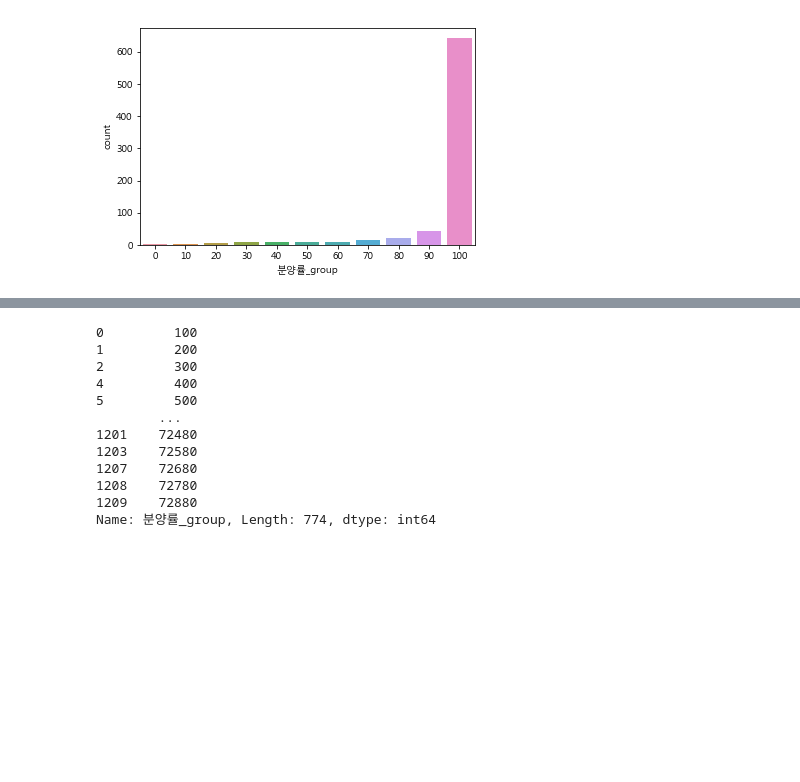
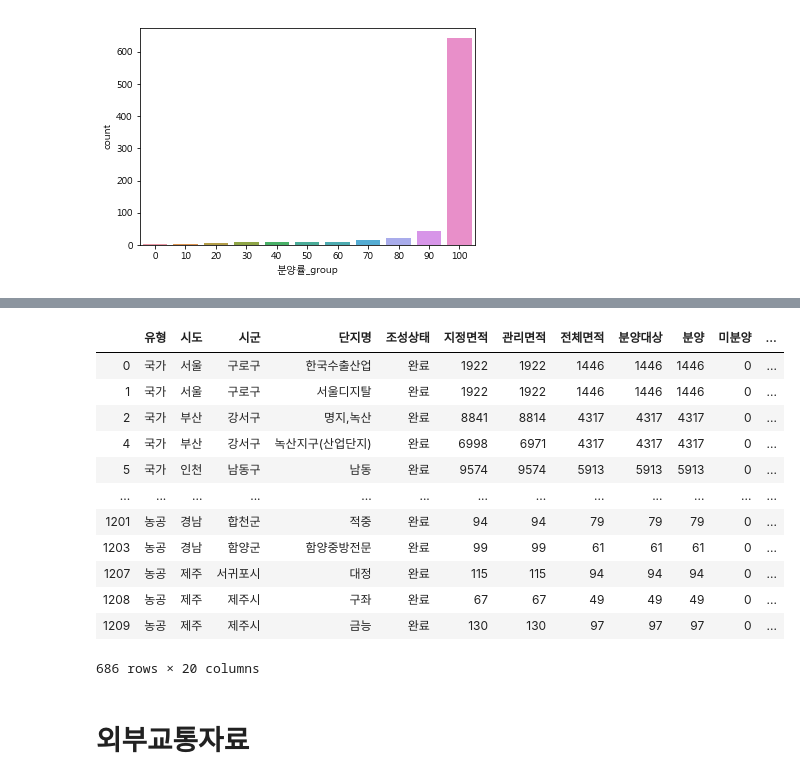
Before and after one commit to gloryle/ARTISTS, a Jupyter notebook: 1128_jy_제조업체수-교통사고=음주운전.ipynb, the cells around one changed output, grey strips where cells are left out. Saved outputs shown, nothing was run; the diff lists cells and outputs as text; code cells hidden in the pictures; blank space fills up the shorter version.

```diff
--- a/1128_jy_제조업체수-교통사고=음주운전.ipynb
+++ b/1128_jy_제조업체수-교통사고=음주운전.ipynb
@@ -61,15 +48,21 @@ TypeError: cannot perform reduce with flexible type
+# %%
+전국산업단지 = 전국산업단지.loc[(전국산업단지.조성상태=='완료')&(전국산업단지['고용현황(계)']!='0')
+                    &(전국산업단지.분양률>=90)]
 # %%
-전국산업단지.분양률_group.cumsum()
+전국산업단지
 # %% [output]
+|  | 유형 | 시도 | 시군 | 단지명 | 조성상태 | 지정면적 | 관리면적 | 전체면적 | 분양대상 | 분양 | 미분양 | ... |
+| 0 | 국가 | 서울 | 구로구 | 한국수출산업 | 완료 | 1922 | 1922 | 1446 | 1446 | 1446 | 0 | ... |
+| 1 | 국가 | 서울 | 구로구 | 서울디지탈 | 완료 | 1922 | 1922 | 1446 | 1446 | 1446 | 0 | ... |
+| 2 | 국가 | 부산 | 강서구 | 명지,녹산 | 완료 | 8841 | 8814 | 4317 | 4317 | 4317 | 0 | ... |
+| 4 | 국가 | 부산 | 강서구 | 녹산지구(산업단지) | 완료 | 6998 | 6971 | 4317 | 4317 | 4317 | 0 | ... |
+| 5 | 국가 | 인천 | 남동구 | 남동 | 완료 | 9574 | 9574 | 5913 | 5913 | 5913 | 0 | ... |
+| ... | ... | ... | ... | ... | ... | ... | ... | ... | ... | ... | ... | ... |
+| 1201 | 농공 | 경남 | 합천군 | 적중 | 완료 | 94 | 94 | 79 | 79 | 79 | 0 | ... |
+| 1203 | 농공 | 경남 | 함양군 | 함양중방전문 | 완료 | 99 | 99 | 61 | 61 | 61 | 0 | ... |
+| 1207 | 농공 | 제주 | 서귀포시 | 대정 | 완료 | 115 | 115 | 94 | 94 | 94 | 0 | ... |
+| 1208 | 농공 | 제주 | 제주시 | 구좌 | 완료 | 67 | 67 | 49 | 49 | 49 | 0 | ... |
+| 1209 | 농공 | 제주 | 제주시 | 금능 | 완료 | 130 | 130 | 97 | 97 | 97 | 0 | ... |
-0         100
-1         200
-2         300
-4         400
-5         500
-        ...
-1201    72480
-1203    72580
-1207    72680
-1208    72780
-1209    72880
-Name: 분양률_group, Length: 774, dtype: int64
+686 rows × 20 columns
+# %% [markdown]
+# 외부교통자료
```
Also changed, not shown: parts of 8 cells of this notebook.
